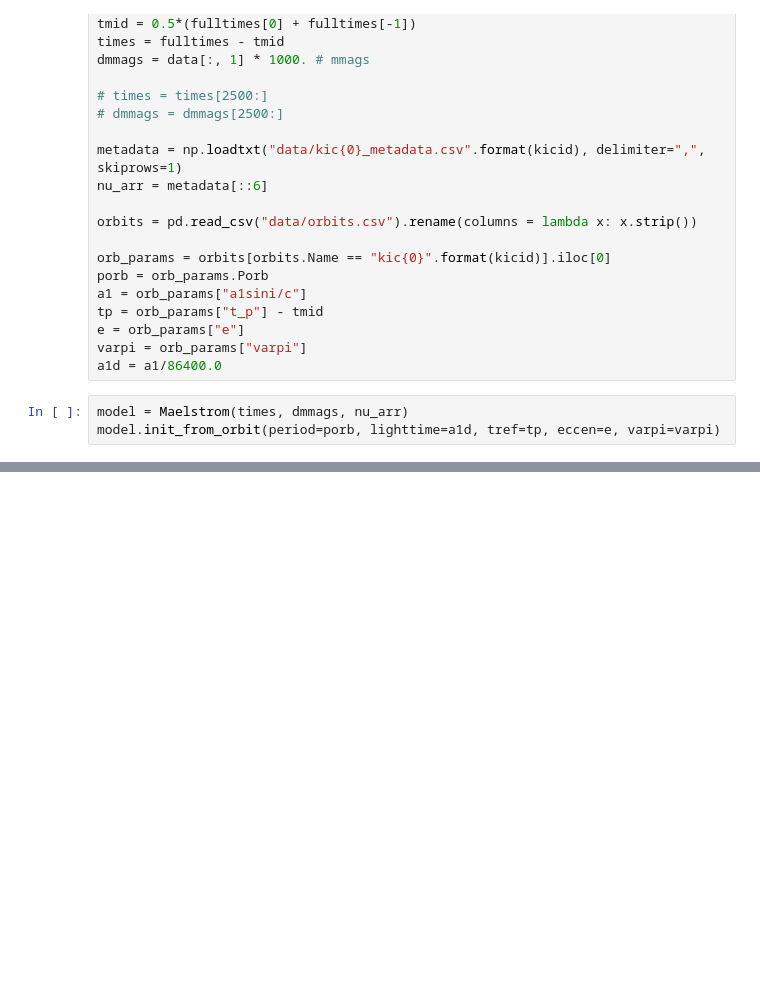
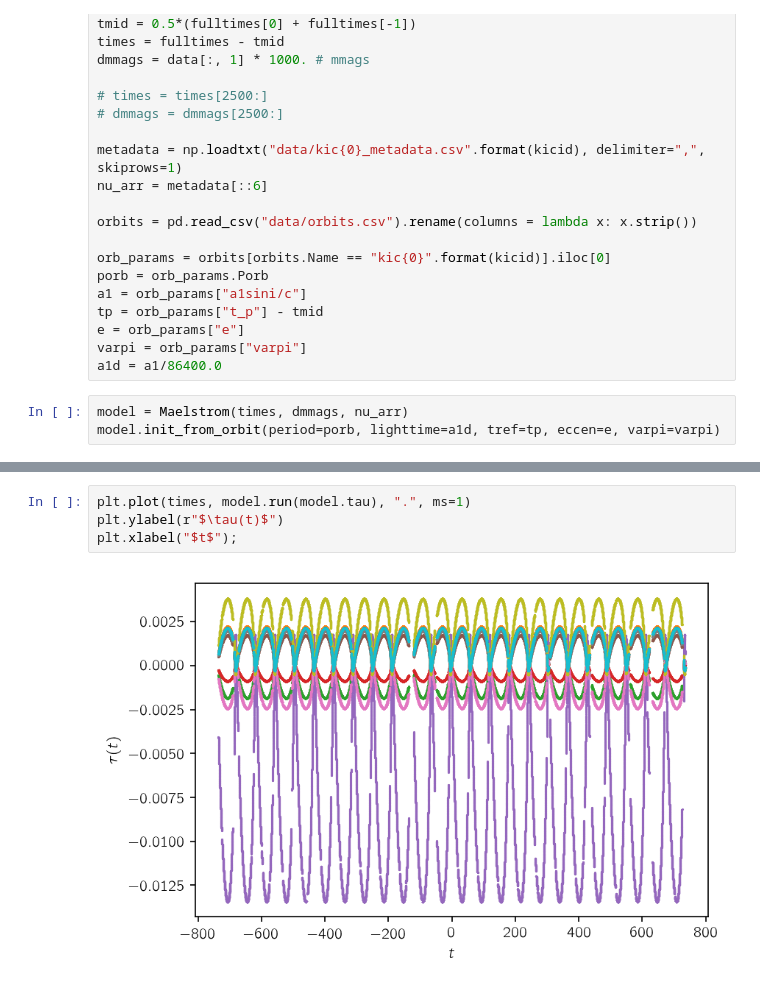
Before and after one commit to SimonJMurphy/maelstrom, a Jupyter notebook: new_demo.ipynb, the cells around one changed output, grey strips where cells are left out. Cells and saved outputs as stored; diff of their text form; blank space fills up the shorter version.

```diff
--- a/new_demo.ipynb
+++ b/new_demo.ipynb
@@ -48,0 +82,6 @@ model.get_session().run(tf.gradients(model.chi2, [model.period, model.lighttime]
+# %%
+plt.plot(times, model.run(model.tau), ".", ms=1)
+plt.ylabel(r"$\tau(t)$")
+plt.xlabel("$t$");
+# %% [output]
+[figure, added]
```
Also changed, not shown: parts of 7 cells of this notebook, 1 other file.
